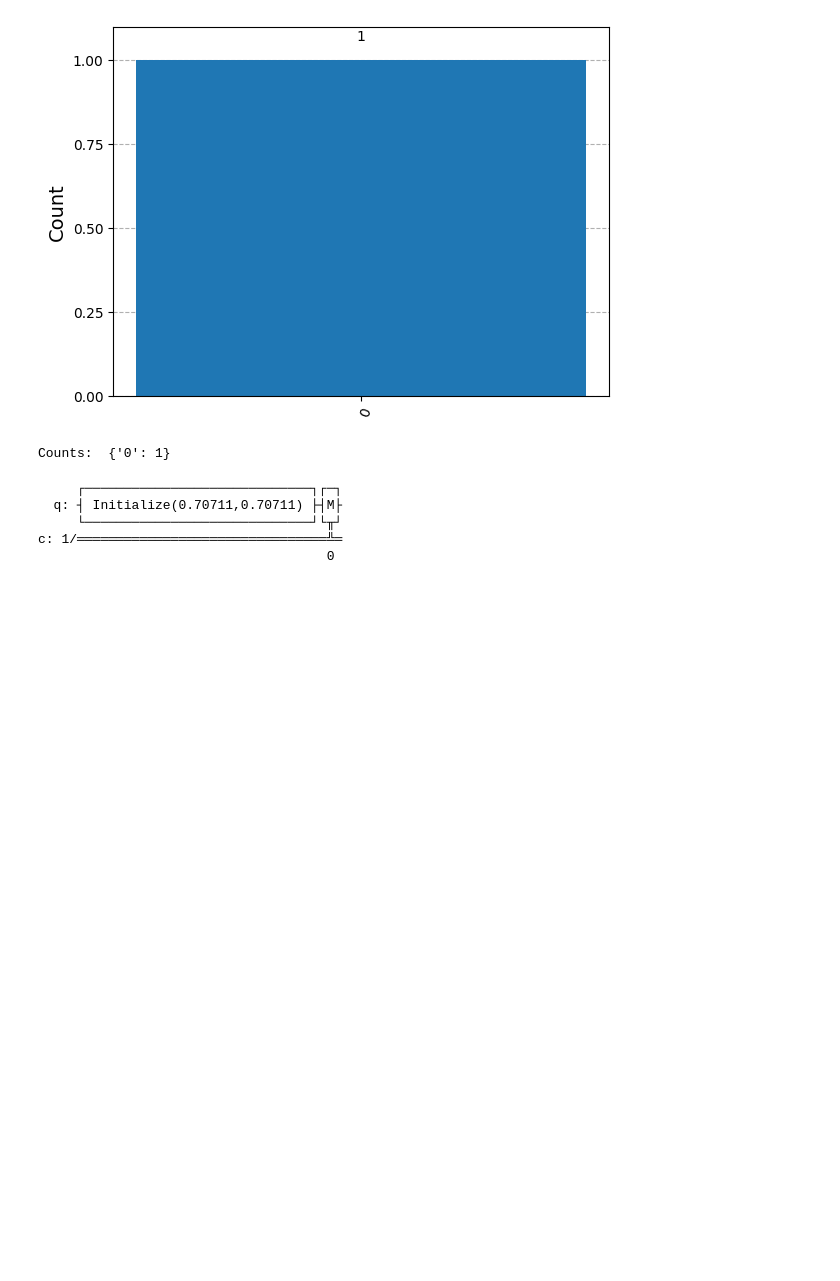
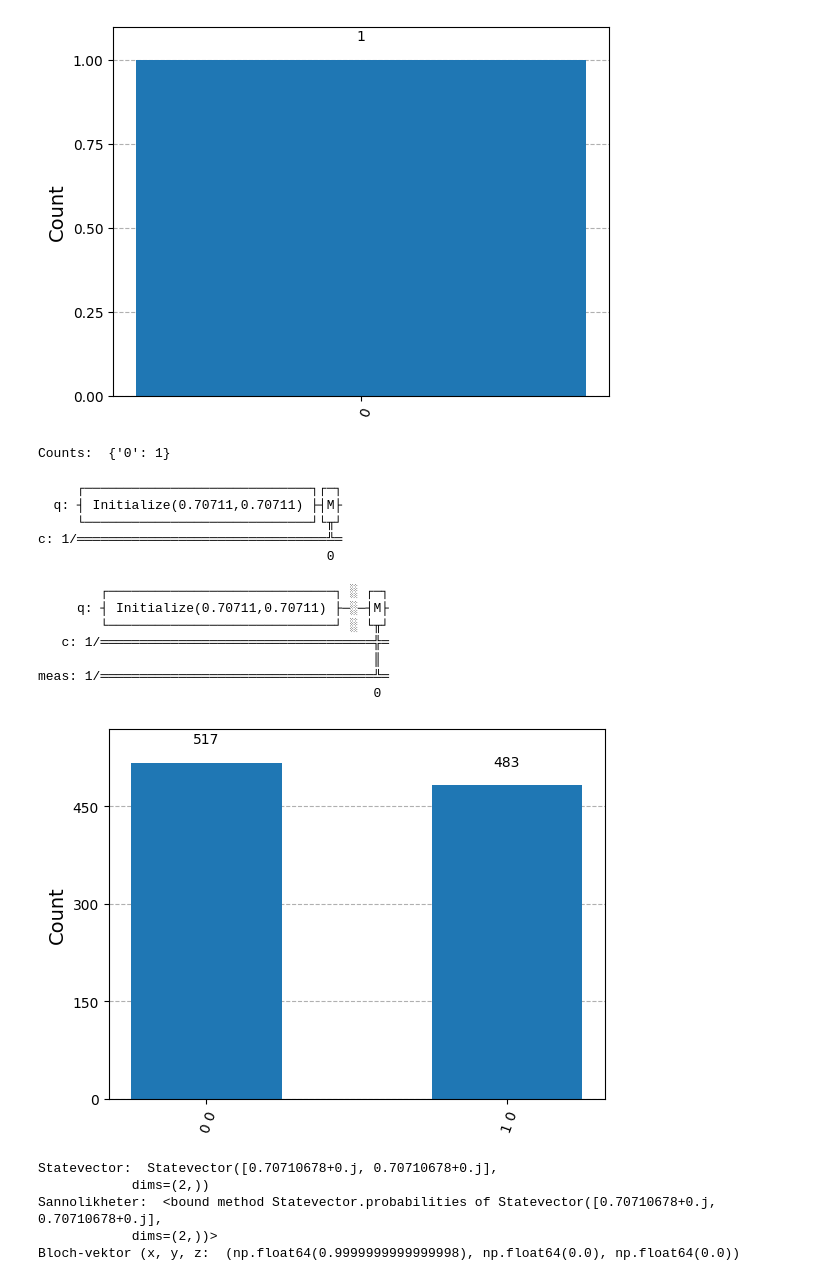
Before and after one commit to JonasHagstrom79/QuantumML, a Jupyter notebook: Exploring_the_Quantum_States.ipynb, the cells around one changed output. Saved outputs shown, nothing was run; the diff lists cells and outputs as text; code cells hidden in the pictures; blank space fills up the shorter version.

Commit message:
simple PQC binary classifier

```diff
--- a/Exploring_the_Quantum_States.ipynb
+++ b/Exploring_the_Quantum_States.ipynb
@@ -303,0 +317,54 @@ c: 1/═════════════════════════
+# %%
+# Parameterized Quantum Circuit (PQC)
+# A simple PQC binary classifier
+
+qc = QuantumCircuit(1,1)
+initial_state = [1/sqrt(2), 1/sqrt(2)]
+qc.initialize(initial_state, 0)
+qc.measure_all()
+
+# Visualize the circuit
+print(qc)
+
+# Simulate the circuit
+simulator = AerSimulator()
+result = simulator.run(qc, shots=1000).result()
+counts = result.get_counts()
+
+# Plot the results
+plot_histogram(counts)
+plt.show()
+
+# Plot statevector before measurement
+statevector = Statevector.from_instruction(qc.remove_final_measurements(inplace=False))
+
+# Calculate components of Bloch-vector
+#bloch_vector = statevector.expectation_value(["X","Y","Z"])
+
+# Plot the Bloch-vector
+#plot_bloch_vector(bloch_vector)
+#plt.show()
+
+# Print probabilities
+print("Statevector: ", statevector)
+print("Sannolikheter: ", statevector.probabilities)
+
+# Manual calculation of the components of the Bloch-vector
+x = 2 * statevector.data[0].real * statevector.data[1].real + 2 * statevector.data[0].imag * statevector.data[1].imag
+y = 2 * statevector.data[0].real * statevector.data[1].imag - 2 * statevector.data[0].imag * statevector.data[1].real
+z = abs(statevector.data[0])**2 - abs(statevector.data[1])**2
+print("Bloch-vektor (x, y, z: ", (x, y, z))
+# %% [output]
+        ┌─────────────────────────────┐ ░ ┌─┐
+     q: ┤ Initialize(0.70711,0.70711) ├─░─┤M├
+        └─────────────────────────────┘ ░ └╥┘
+   c: 1/═══════════════════════════════════╬═
+                                           ║
+meas: 1/═══════════════════════════════════╩═
+                                           0
+[figure, added]
+Statevector:  Statevector([0.70710678+0.j, 0.70710678+0.j],
+            dims=(2,))
+Sannolikheter:  <bound method Statevector.probabilities of Statevector([0.70710678+0.j, 0.70710678+0.j],
+            dims=(2,))>
+Bloch-vektor (x, y, z:  (np.float64(0.9999999999999998), np.float64(0.0), np.float64(0.0))
```
Also changed, not shown: parts of 2 cells of this notebook.
